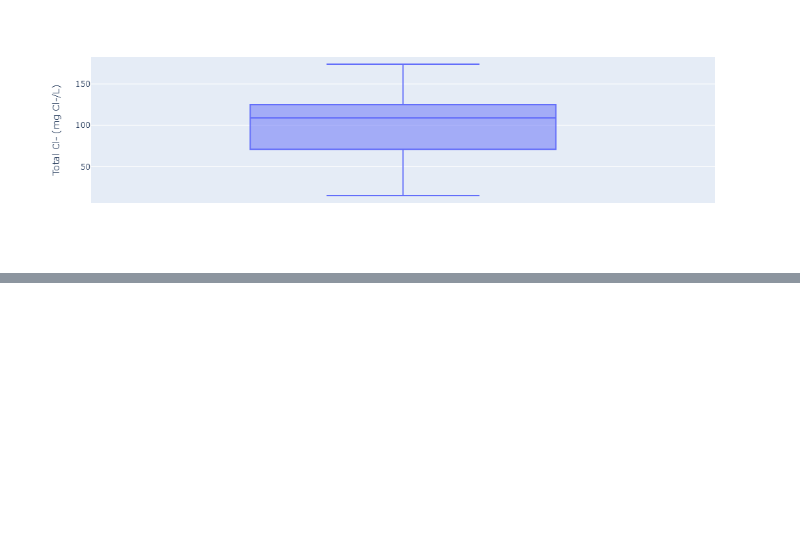
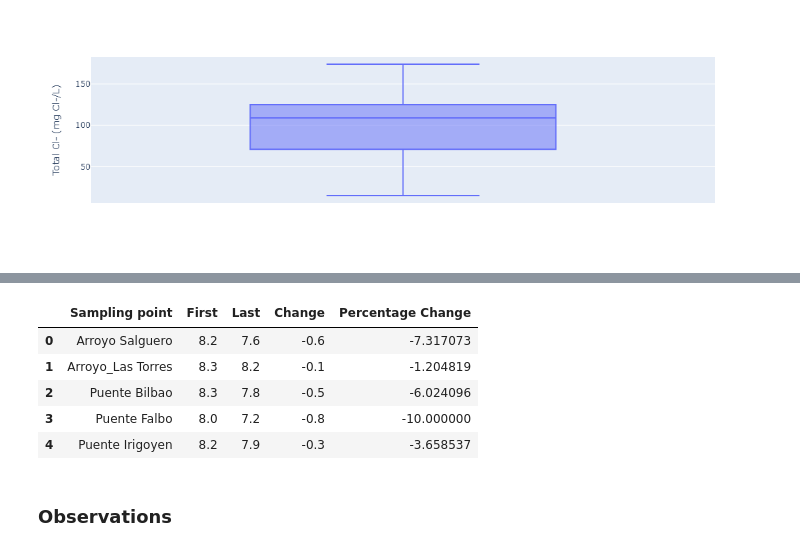
Before and after one commit to sarahgracemahlangu/ExploreAI-Python-Group-Project, a Jupyter notebook: python_group_project.ipynb, the cells around one changed output, grey strips where cells are left out. Saved outputs shown, nothing was run; the diff lists cells and outputs as text; code cells hidden in the pictures; blank space fills up the shorter version.

```diff
--- a/python_group_project.ipynb
+++ b/python_group_project.ipynb
@@ -309,0 +445,26 @@ fig.show()
+# %%
+def improvement_calc(variable):
+    improved=df.sort_values(by='Date',ascending=True)
+    improvement = improved.groupby('Sampling point').agg({variable: ['first', 'last']})
+
+# Calculate change and percentage change
+    improvement['Change'] = improvement[variable]['last'] - improvement[variable]['first']
+    improvement['Percentage Change'] = (improvement['Change'] / improvement[variable]['first']) * 100
+
+# Reset index for better readability
+    improvement.columns = ['First', 'Last', 'Change', 'Percentage Change']
+    improvement = improvement.reset_index()
+
+# Display the results
+    return improvement
+# %%
+improvement_calc('pH')
+# %% [output]
+|  | Sampling point | First | Last | Change | Percentage Change |
+| 0 | Arroyo Salguero | 8.2 | 7.6 | -0.6 | -7.317073 |
+| 1 | Arroyo_Las Torres | 8.3 | 8.2 | -0.1 | -1.204819 |
+| 2 | Puente Bilbao | 8.3 | 7.8 | -0.5 | -6.024096 |
+| 3 | Puente Falbo | 8.0 | 7.2 | -0.8 | -10.000000 |
+| 4 | Puente Irigoyen | 8.2 | 7.9 | -0.3 | -3.658537 |
+# %% [markdown]
+### Observations
```
Also changed, not shown: parts of 22 cells of this notebook.
